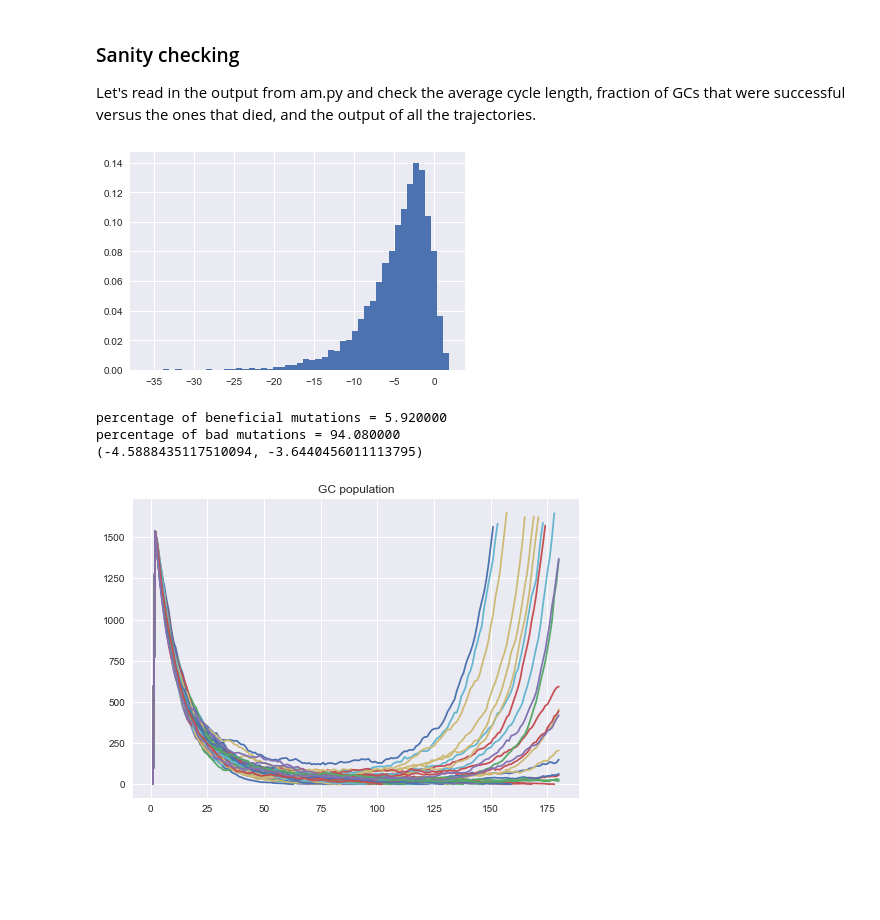
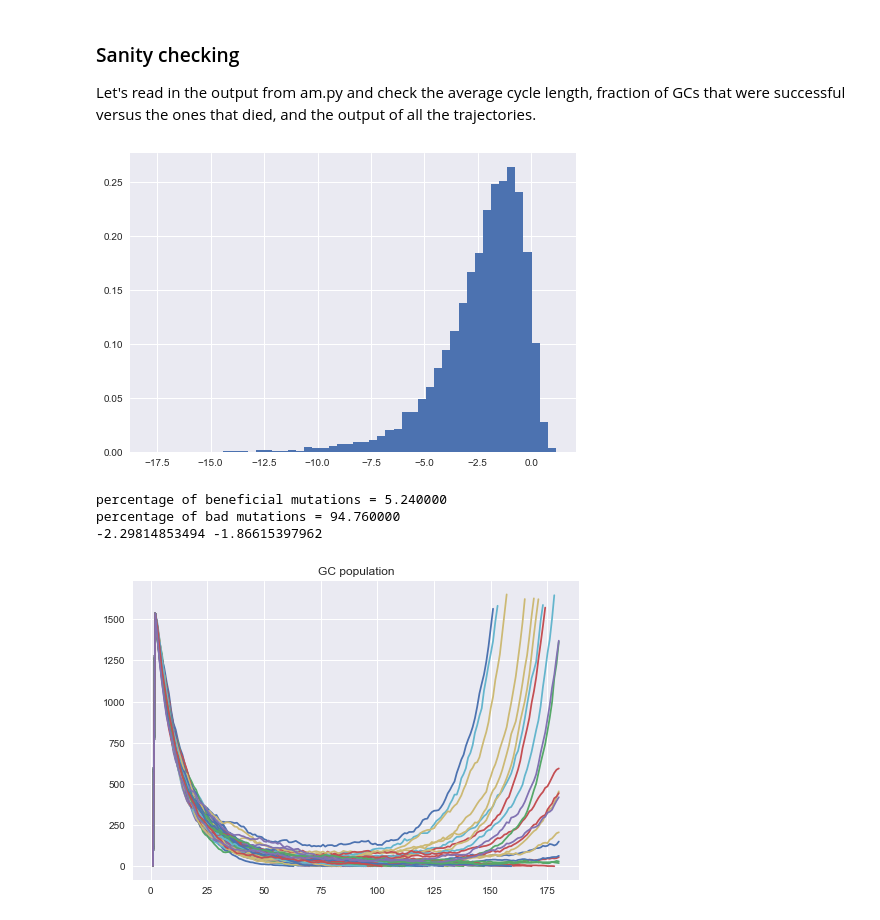
Before and after one commit to jlouveau/Github_Kayla_Joy, a Jupyter notebook: Analysis.ipynb, the cells around one changed output. Saved outputs shown, nothing was run; the diff lists cells and outputs as text; code cells hidden in the pictures; blank space fills up the shorter version.

```diff
--- a/Analysis.ipynb
+++ b/Analysis.ipynb
@@ -33,20 +33,20 @@ def selectObservations(observations, keys, values):
 
     return selected
 # %%
-x = 3 - np.exp(np.random.normal(1.9, 0.5, 10000))
+x = (3 - np.exp(np.random.normal(1.9, 0.5, 10000)))/2
 fig = plot.figure()
 n, bins, patches = plot.hist(x, 50, normed=1)
 plot.show()
 p_good = np.sum(x>0)/float(len(x)) * 100.
 p_bad = np.sum(x<0)/float(len(x)) * 100.
 print('percentage of beneficial mutations = %lf' % p_good)
 print('percentage of bad mutations = %lf' % p_bad)
 print(np.mean(x),np.median(x))
 # %% [output]
-[figure, old version]
+[figure, new version]
-percentage of beneficial mutations = 5.920000
-percentage of bad mutations = 94.080000
-(-4.5888435117510094, -3.6440456011113795)
+percentage of beneficial mutations = 5.240000
+percentage of bad mutations = 94.760000
+-2.29814853494 -1.86615397962
 # %%
 # lognormal
 reader    = csv.DictReader(open('output-total.csv'))
```
Also changed, not shown: parts of 5 cells of this notebook, 1 other file.
